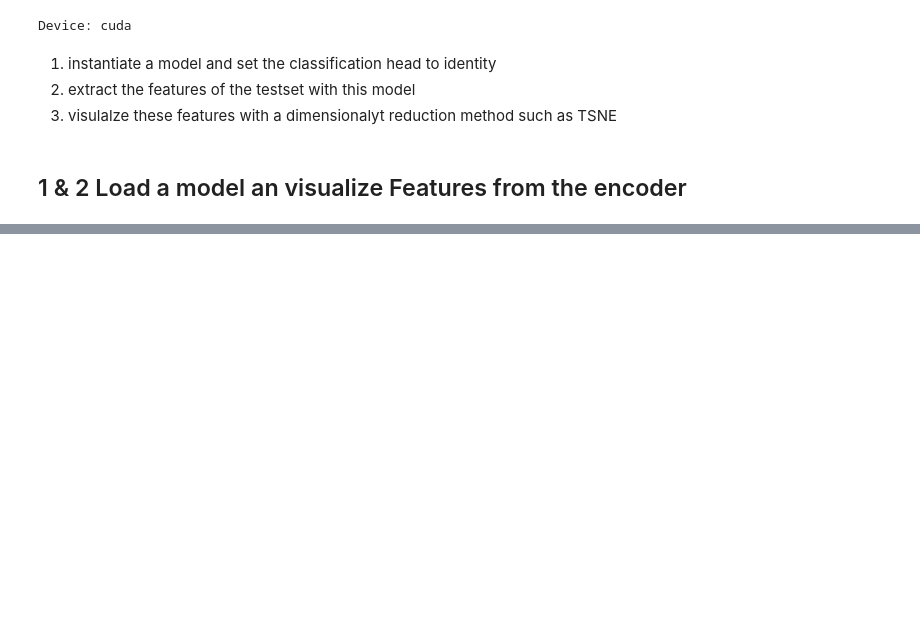
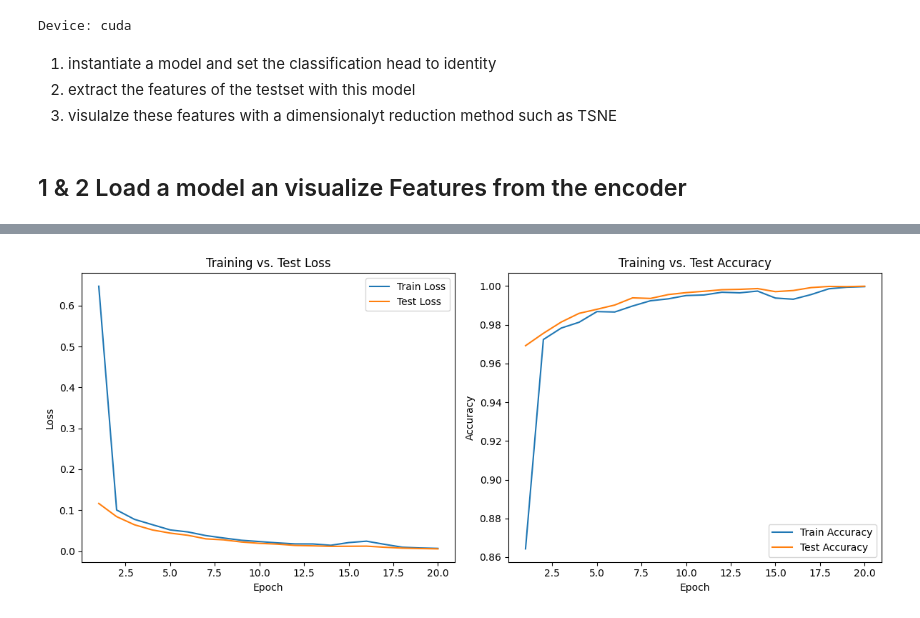
Before and after one commit to martymichel/dl_course_2025, a Jupyter notebook: notebooks/10_vit_feature_extraction.ipynb, the cells around one changed output, grey strips where cells are left out. Saved outputs shown, nothing was run; the diff lists cells and outputs as text; code cells hidden in the pictures; blank space fills up the shorter version.

```diff
--- a/notebooks/10_IN_PROGRESS_vit_finetuning.ipynb
+++ b/notebooks/10_vit_feature_extraction.ipynb
@@ -216,19 +148,25 @@ array([[ 0.49750954,  0.4984497 , -0.23589699, ...,  0.33253148,
 # %%
-import torch
-import torch.nn as nn
-import torch.optim as optim
-from torch.utils.data import TensorDataset, DataLoader
+%%time
+# 1) create a model with no learnable weights in the output, and extract features fro train data
+print("1. Extracting features from train set…")
+model = create_model(model_name, pretrained=True, num_classes=10)  # CIFAR-10 has 10 classes
+model.reset_classifier(0)  # timm will replace the head with nn.Identity()
+model = model.to(device)
+model.eval()
+train_feats, train_labels = extract_features(test_loader, model, device)
 
-
-
+print("2. Create Tensordataset")
 # 2) DataLoader setup
 batch_size = 256
 train_ds = TensorDataset(torch.Tensor(train_feats), torch.Tensor(train_labels).long())
 test_ds  = TensorDataset(torch.Tensor(test_feats),  torch.Tensor(test_labels).long())
 
-train_loader = DataLoader(train_ds, batch_size=batch_size, shuffle=True)
-test_loader  = DataLoader(test_ds,  batch_size=batch_size, shuffle=False)
+train_features_loader = DataLoader(train_ds, batch_size=batch_size, shuffle=True)
+test_features_loader  = DataLoader(test_ds,  batch_size=batch_size, shuffle=False)
 
+device = torch.device("cuda" if torch.cuda.is_available() else "cpu")
+
+print("3. Instantiate model")
 # 3) MLP definition
 class MLP(nn.Module):
     def __init__(self, input_dim, hidden_dim, num_classes):
@@ -241,49 +179,75 @@ class MLP(nn.Module):
     def forward(self, x):
         return self.net(x)
 
-device = torch.device("cuda" if torch.cuda.is_available() else "cpu")
-model = MLP(input_dim=train_feats.shape[1], hidden_dim=512, num_classes=10)
-model = model.to(device)
-
-# 4) Loss & optimizer
+model = MLP(input_dim=train_feats.shape[1], hidden_dim=32, num_classes=10).to(device)
 criterion = nn.CrossEntropyLoss()
 optimizer = optim.Adam(model.parameters(), lr=1e-3)
 
-# 5) Training loop
+print("4. Train model on extracted features")
+# 4) Training loop with history logging
 num_epochs = 20
+train_losses, test_losses = [], []
+train_accs,   test_accs   = [], []
+
 for epoch in range(1, num_epochs + 1):
-    # --- train ---
+    # — Train —
     model.train()
-    running_loss = 0.0
-    correct = 0
-    total = 0
-    for feats, targets in train_loader:
+    running_loss = correct = total = 0
+    for feats, targets in train_features_loader:
         feats, targets = feats.to(device), targets.to(device)
         optimizer.zero_grad()
         outputs = model(feats)
         loss = criterion(outputs, targets)
         loss.backward()
         optimizer.step()
-
         running_loss += loss.item() * feats.size(0)
         preds = outputs.argmax(dim=1)
         correct += (preds == targets).sum().item()
         total += feats.size(0)
+    train_loss = running_loss / total
+    train_acc  = correct / total
 
-    train_loss = running_loss / total
-    train_acc = correct / total
-
-    # --- eval ---
+    # — Eval on test set —
     model.eval()
-    correct = 0
+    running_loss = correct = total = 0
     with torch.no_grad():
-        for feats, targets in test_loader:
+        for feats, targets in test_features_loader:
             feats, targets = feats.to(device), targets.to(device)
             outputs = model(feats)
+            loss = criterion(outputs, targets)
+            running_loss += loss.item() * feats.size(0)
             preds = outputs.argmax(dim=1)
             correct += (preds == targets).sum().item()
-    test_acc = correct / len(test_ds)
+            total += feats.size(0)
+    test_loss = running_loss / total
+    test_acc  = correct / total
 
-    print(f"Epoch {epoch:2d}: train_loss={train_loss:.4f}, "
-          f"train_acc={train_acc:.4f}, test_acc={test_acc:.4f}")
+    # Record metrics
+    train_losses.append(train_loss)
+    test_losses.append(test_loss)
+    train_accs.append(train_acc)
+    test_accs.append(test_acc)
+
+    print(f"Epoch {epoch:2d} | "
+          f"Train Loss: {train_loss:.4f}, Train Acc: {train_acc:.4f} | "
+          f"Test  Loss: {test_loss:.4f}, Test  Acc: {test_acc:.4f}")
+
+fig, axes = plt.subplots(1, 2, figsize=(12, 5))
+# Left subplot: Loss
+axes[0].plot(range(1, num_epochs + 1), train_losses, label='Train Loss')
+axes[0].plot(range(1, num_epochs + 1), test_losses,  label='Test Loss')
+axes[0].set_xlabel('Epoch')
+axes[0].set_ylabel('Loss')
+axes[0].set_title('Training vs. Test Loss')
+axes[0].legend()
+# Right subplot: Accuracy
+axes[1].plot(range(1, num_epochs + 1), train_accs, label='Train Accuracy')
+axes[1].plot(range(1, num_epochs + 1), test_accs,  label='Test Accuracy')
+axes[1].set_xlabel('Epoch')
+axes[1].set_ylabel('Accuracy')
+axes[1].set_title('Training vs. Test Accuracy')
+axes[1].legend()
+
+plt.tight_layout()
+plt.show()
 # %% [output]
@@ -309,0 +271 @@ Epoch 20: train_loss=0.0004, train_acc=1.0000, test_acc=1.0000
+[figure, added]
```
Also changed, not shown: parts of 24 cells of this notebook.
